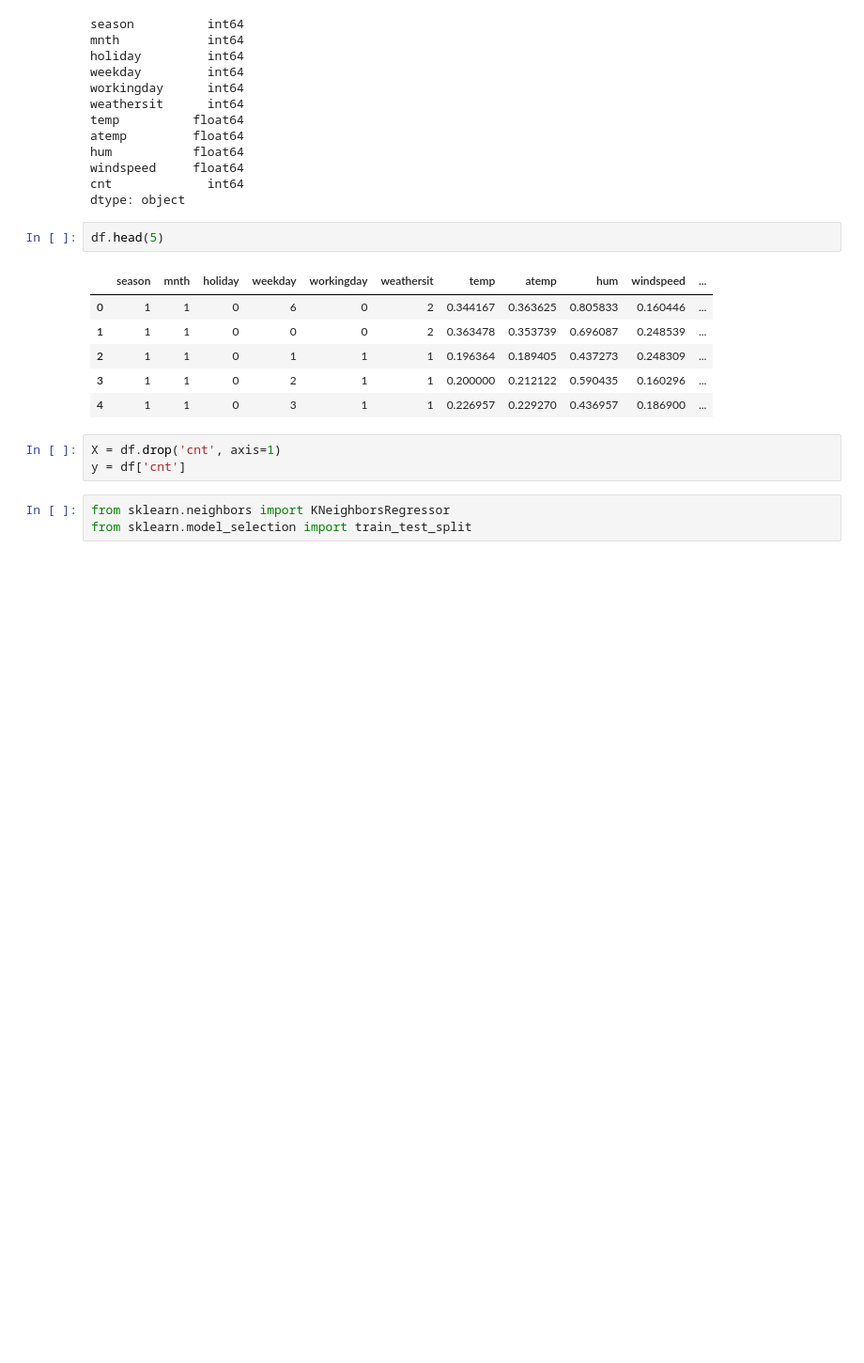
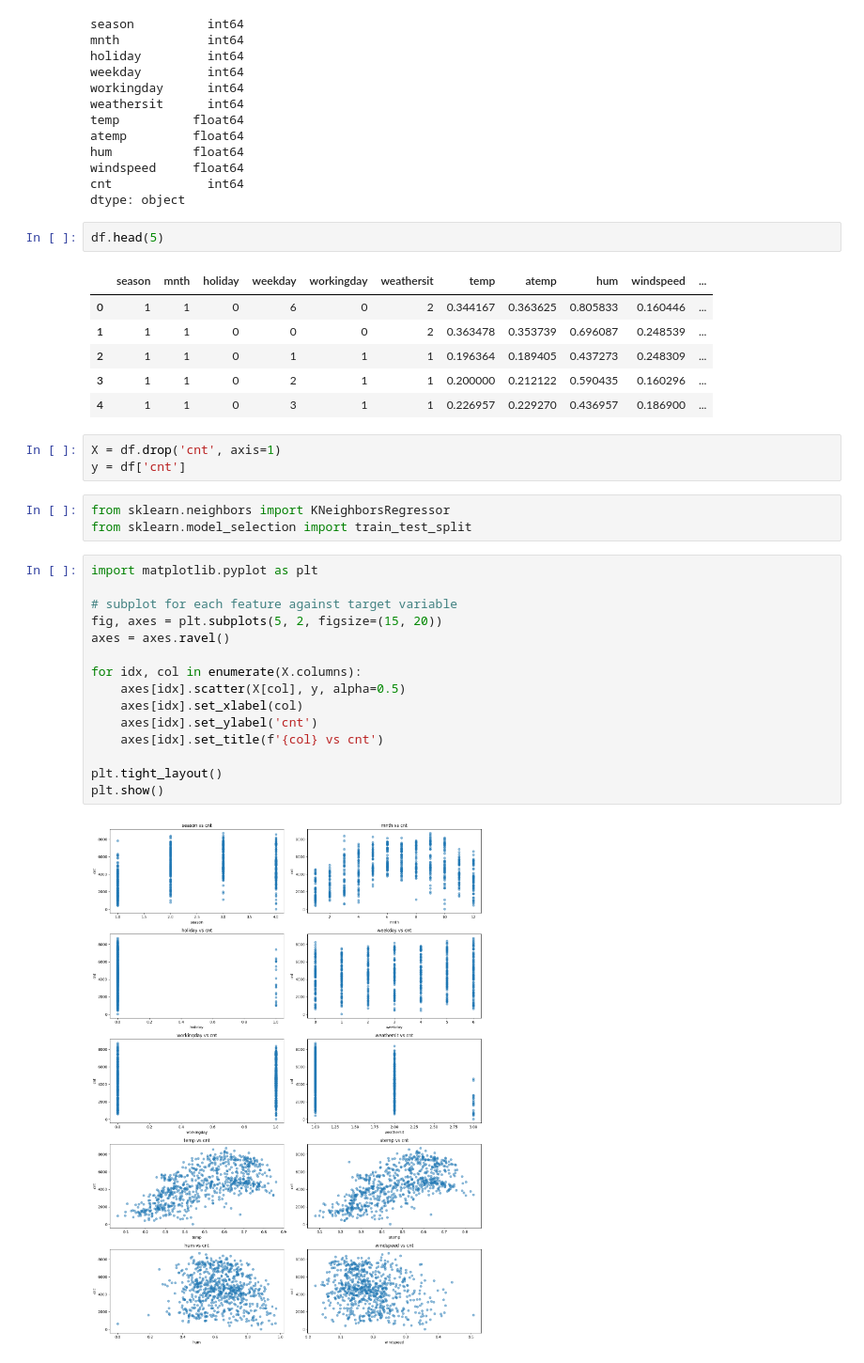
Before and after one commit to MuaazWahid/cs550, a Jupyter notebook: week4/hw/05-Module4-HW.ipynb, the cells around one changed output. Shown: that part at 94% size. Drawn from its saved outputs; the diff is of its cells as text; blank space fills up the shorter version.

Commit message:
added scatterplot

```diff
--- a/week4/hw/05-Module4-HW.ipynb
+++ b/week4/hw/05-Module4-HW.ipynb
@@ -127,3 +127,20 @@ y = df['cnt']
 # %%
 from sklearn.neighbors import KNeighborsRegressor
 from sklearn.model_selection import train_test_split
+# %%
+import matplotlib.pyplot as plt
+
+# subplot for each feature against target variable
+fig, axes = plt.subplots(5, 2, figsize=(15, 20))
+axes = axes.ravel()
+
+for idx, col in enumerate(X.columns):
+    axes[idx].scatter(X[col], y, alpha=0.5)
+    axes[idx].set_xlabel(col)
+    axes[idx].set_ylabel('cnt')
+    axes[idx].set_title(f'{col} vs cnt')
+
+plt.tight_layout()
+plt.show()
+# %% [output]
+[figure, added]
```
